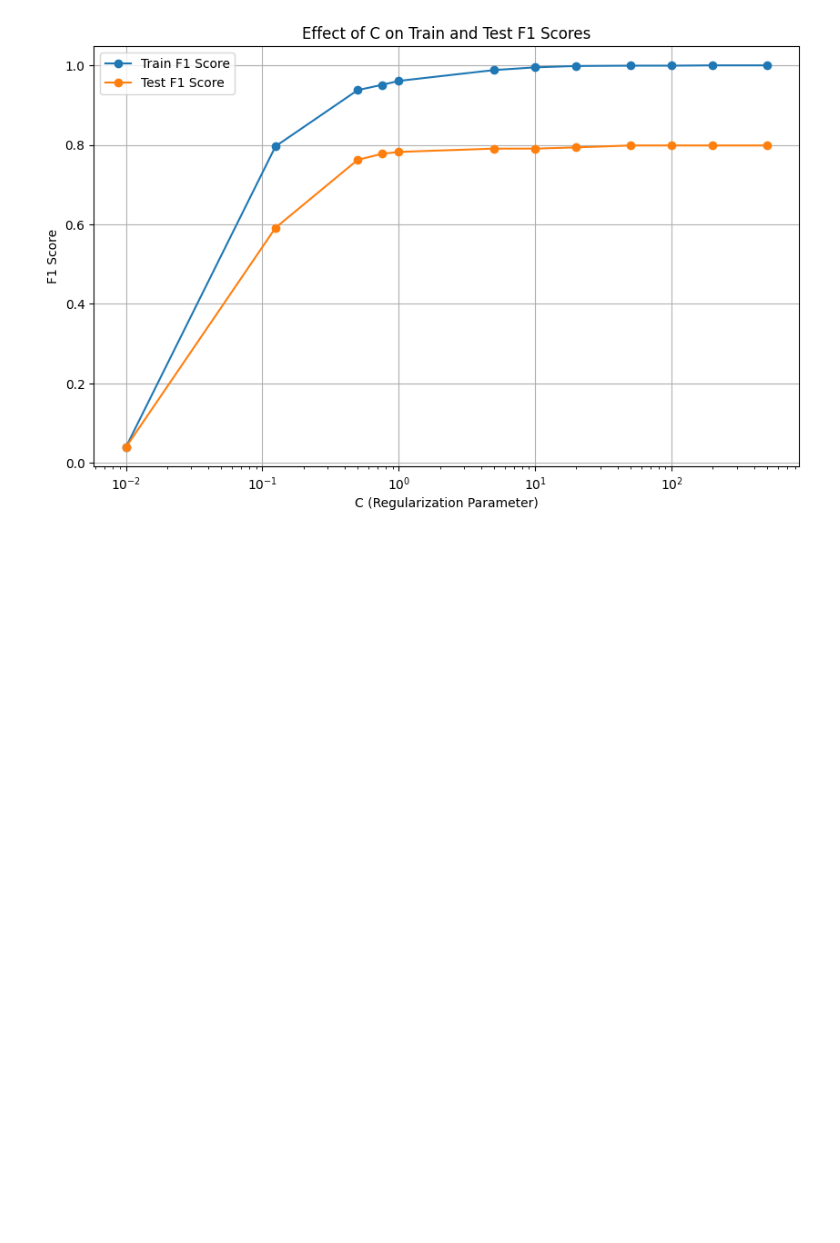
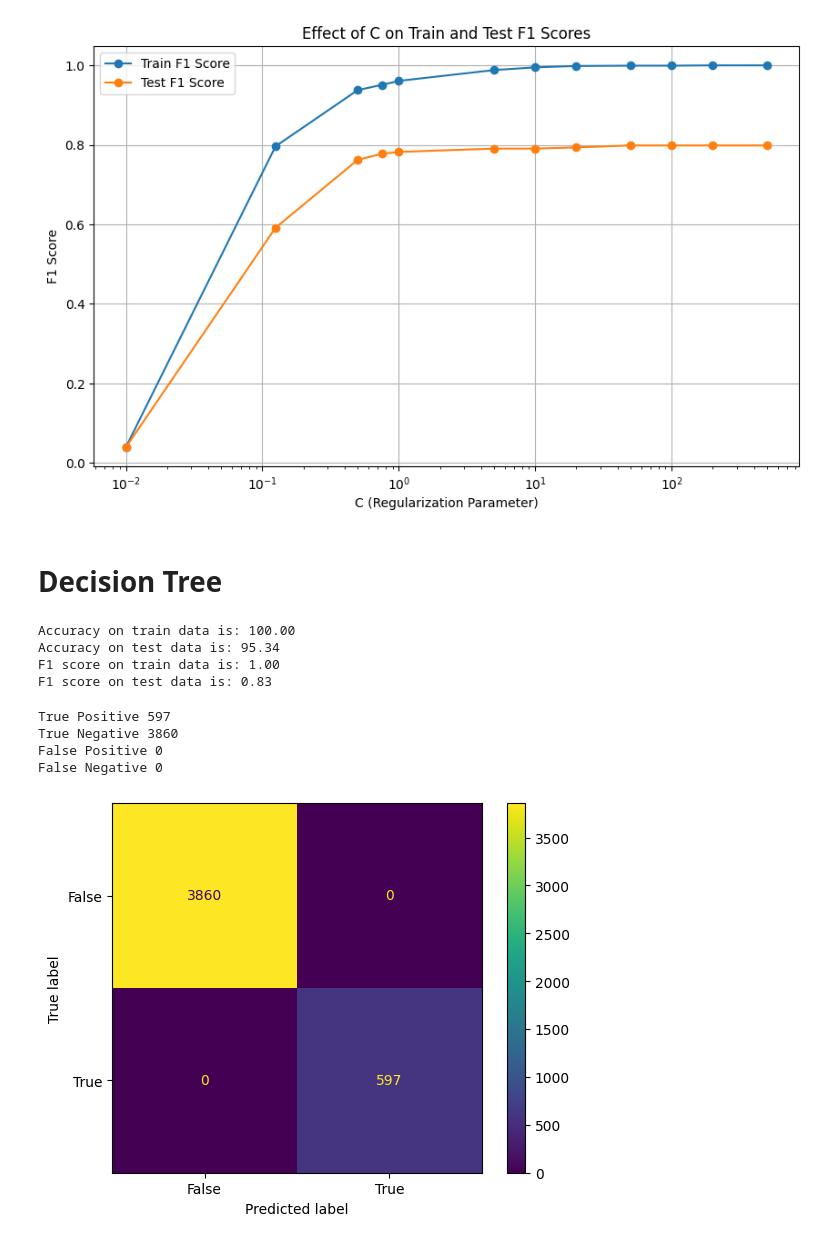
Before and after one commit to deepanshu800/HamOrSpam, a Jupyter notebook: notebooks/model_selection.ipynb, the cells around one changed output. Cells and saved outputs as stored; diff of their text form; code cells hidden in the pictures; blank space fills up the shorter version.

Commit message:
Added Decision Tree to Model Selection Notebook

```diff
--- a/notebooks/model_selection.ipynb
+++ b/notebooks/model_selection.ipynb
@@ -162,7 +162,7 @@ def generate_confusion_matrix(data:np.array=None, labels:np.array=None, model=No
 # Link to original dataset -> https://archive.ics.uci.edu/dataset/228/sms+spam+collection
 # Credit to authors of original dataset: Almeida, T. & Hidalgo, J. (2011). SMS Spam Collection [Dataset]. UCI Machine Learning Repository. https://doi.org/10.24432/C5CC84.
 # spam = pd.read_csv("/content/drive/My Drive/Colab Notebooks/spam message dataset/spam.csv", encoding='ISO-8859-1')
-spam = pd.read_csv("spam.csv", encoding="ISO-8859-1")
+spam = pd.read_csv("../dataset/spam.csv", encoding="ISO-8859-1")
 # %%
 spam
 # %% [output]
@@ -867,3 +867,5 @@ plt.grid()
 plt.show()
 # %% [output]
 [figure]
+# %% [markdown]
+<h1>Decision Tree</h1>
@@ -869,0 +874,20 @@ plt.show()
+# %%
+X_train, X_test, Y_train, Y_test = train_test_split(X, Y, test_size = 0.20, random_state = 42)
+# %%
+model = DecisionTreeClassifier(criterion='gini', splitter='best', max_depth=None, min_samples_split=2, min_samples_leaf=1, min_weight_fraction_leaf=0.0, max_features=None, random_state=None, max_leaf_nodes=None, min_impurity_decrease=0.0, class_weight='balanced', ccp_alpha=0.0, monotonic_cst=None)
+fitted_model = model.fit(X_train, Y_train)
+# %%
+evaluate_model(model, is_split=True, train_set=(X_train, Y_train), test_set=(X_test, Y_test))
+# %% [output]
+Accuracy on train data is: 100.00
+Accuracy on test data is: 95.34
+F1 score on train data is: 1.00
+F1 score on test data is: 0.83
+# %%
+generate_confusion_matrix(X_train, Y_train, model)
+# %% [output]
+True Positive 597
+True Negative 3860
+False Positive 0
+False Negative 0
+[figure, added]
```
Also changed, not shown: parts of 24 cells of this notebook.
